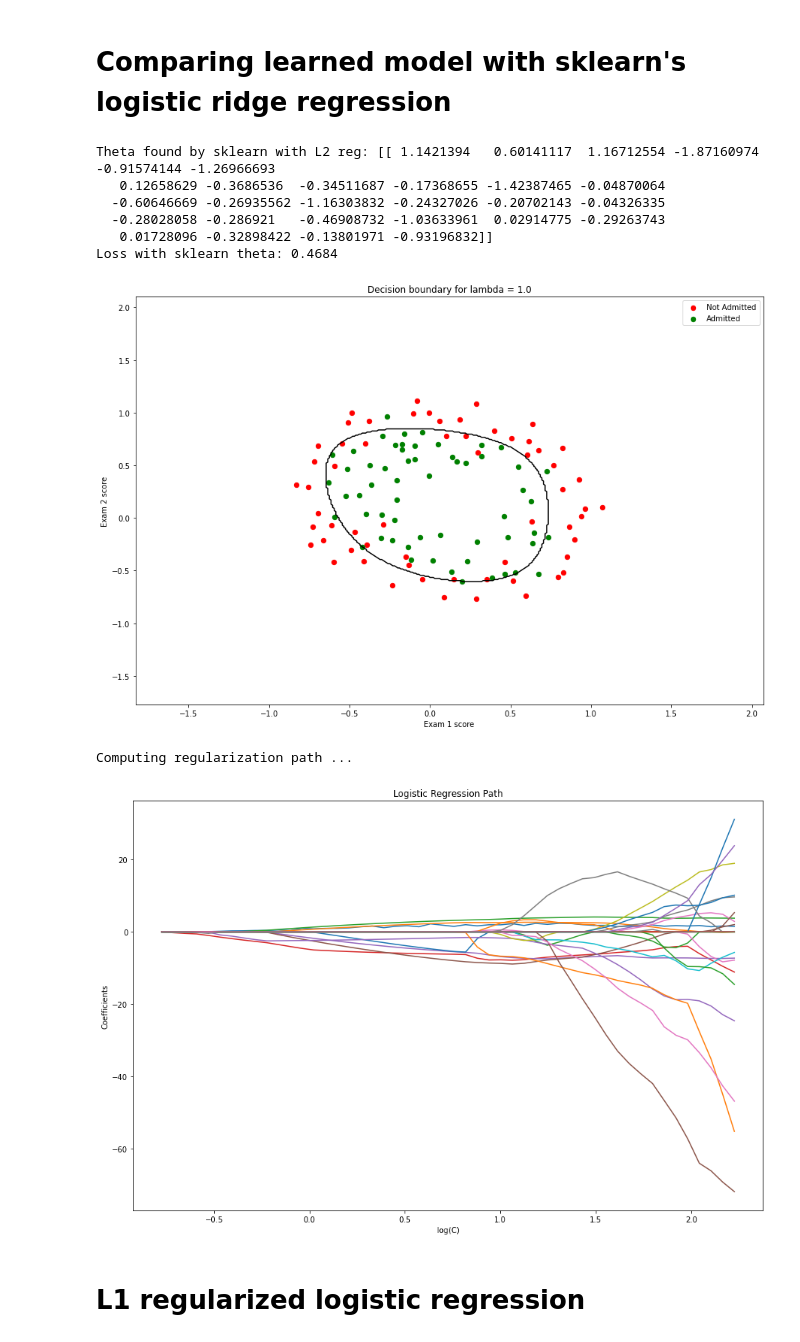
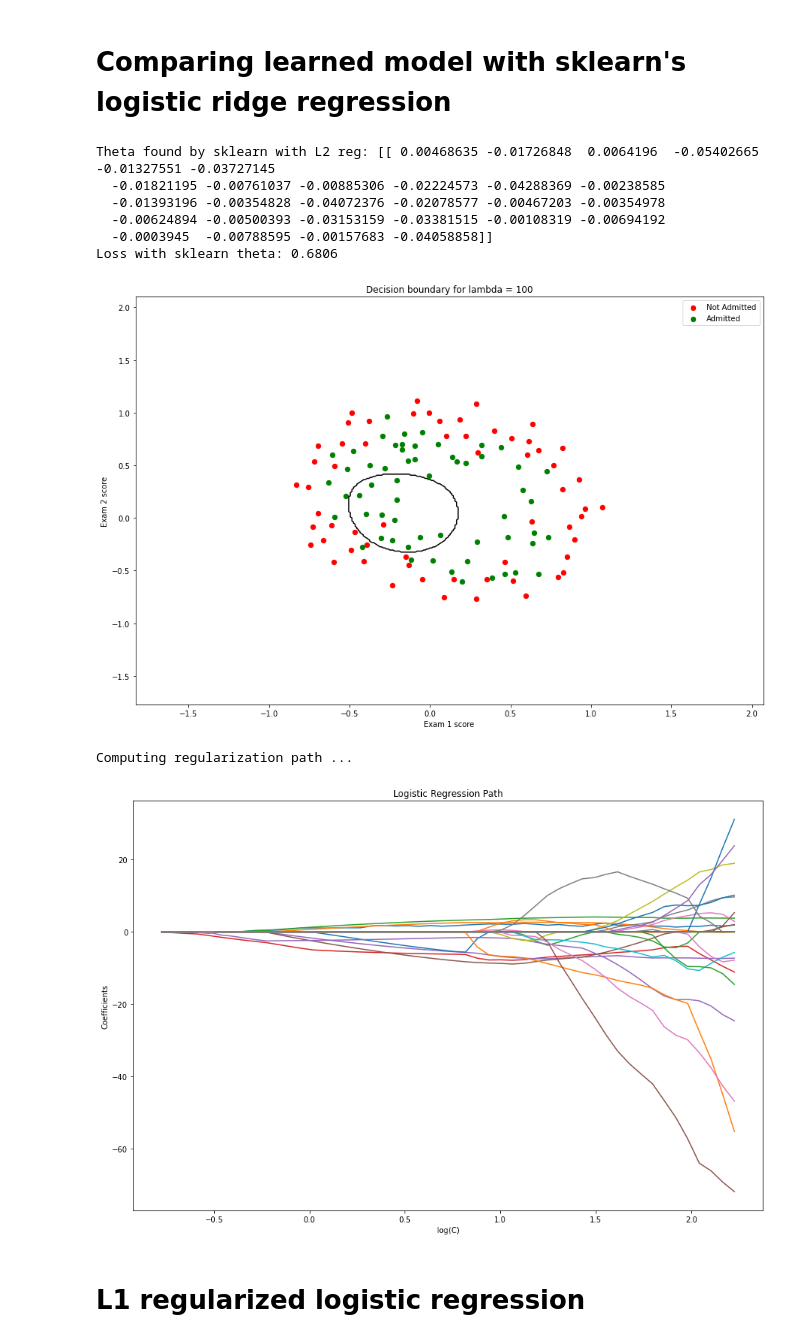
Before and after one commit to Mikerpen22/COMP540-Statistical-ML, a Jupyter notebook: A2/logreg/logreg_reg.ipynb, the cells around one changed output. Drawn from its saved outputs; the diff is of its cells as text; code cells hidden in the pictures.

```diff
--- a/A2/logreg/logreg_reg.ipynb
+++ b/A2/logreg/logreg_reg.ipynb
@@ -72,7 +72,7 @@ reg_lr1 = RegLogisticRegressor()
 
 # run fmin on the loss function and gradient
 
-reg = 0
+reg = 100
 theta_opt = reg_lr1.train(XX,y,reg=reg,num_iters=1000,norm=False)
 
 # print the theta found and the final loss
@@ -116,32 +114,32 @@ Accuracy on the training set = 0.8305
 # %%
 # Compare with model learned by sklearn's logistic regression with reg = 1/C
 # the regularization parameter set below can be varied (on a logarithmic scale)
 
-reg =1.0
+reg =100
 
 # L2 regularization with sklearn LogisticRegression
 
 from sklearn import linear_model
 sk_logreg_l2 = linear_model.LogisticRegression(C=1/reg,solver='lbfgs',fit_intercept=False)
 sk_logreg_l2.fit(XX,y)
 print("Theta found by sklearn with L2 reg: %s" %sk_logreg_l2.coef_)
 print("Loss with sklearn theta: %.4f" %reg_lr1.loss(sk_logreg_l2.coef_[0],XX,y,0.0))
 
 plot_utils.plot_decision_boundary_sklearn_poly(X,y,sk_logreg_l2,reg,p,'Exam 1 score', 'Exam 2 score',['Not Admitted','Admitted'])
 plt.show()
 
 plot_utils.plot_regularization_path(XX,y)
 plt.show()
 # %% [output]
-Theta found by sklearn with L2 reg: [[ 1.1421394   0.60141117  1.16712554 -1.87160974 -0.91574144 -1.26966693
-   0.12658629 -0.3686536  -0.34511687 -0.17368655 -1.42387465 -0.04870064
-  -0.60646669 -0.26935562 -1.16303832 -0.24327026 -0.20702143 -0.04326335
-  -0.28028058 -0.286921   -0.46908732 -1.03633961  0.02914775 -0.29263743
-   0.01728096 -0.32898422 -0.13801971 -0.93196832]]
-Loss with sklearn theta: 0.4684
+Theta found by sklearn with L2 reg: [[ 0.00468635 -0.01726848  0.0064196  -0.05402665 -0.01327551 -0.03727145
+  -0.01821195 -0.00761037 -0.00885306 -0.02224573 -0.04288369 -0.00238585
+  -0.01393196 -0.00354828 -0.04072376 -0.02078577 -0.00467203 -0.00354978
+  -0.00624894 -0.00500393 -0.03153159 -0.03381515 -0.00108319 -0.00694192
+  -0.0003945  -0.00788595 -0.00157683 -0.04058858]]
+Loss with sklearn theta: 0.6806
-[figure, old version]
+[figure, new version]
 Computing regularization path ...
-[figure, old version]
+[figure, new version]
 # %% [markdown]
 # L1 regularized logistic regression
 # %%
```
Also changed, not shown: parts of 3 cells of this notebook, 22 other files.
